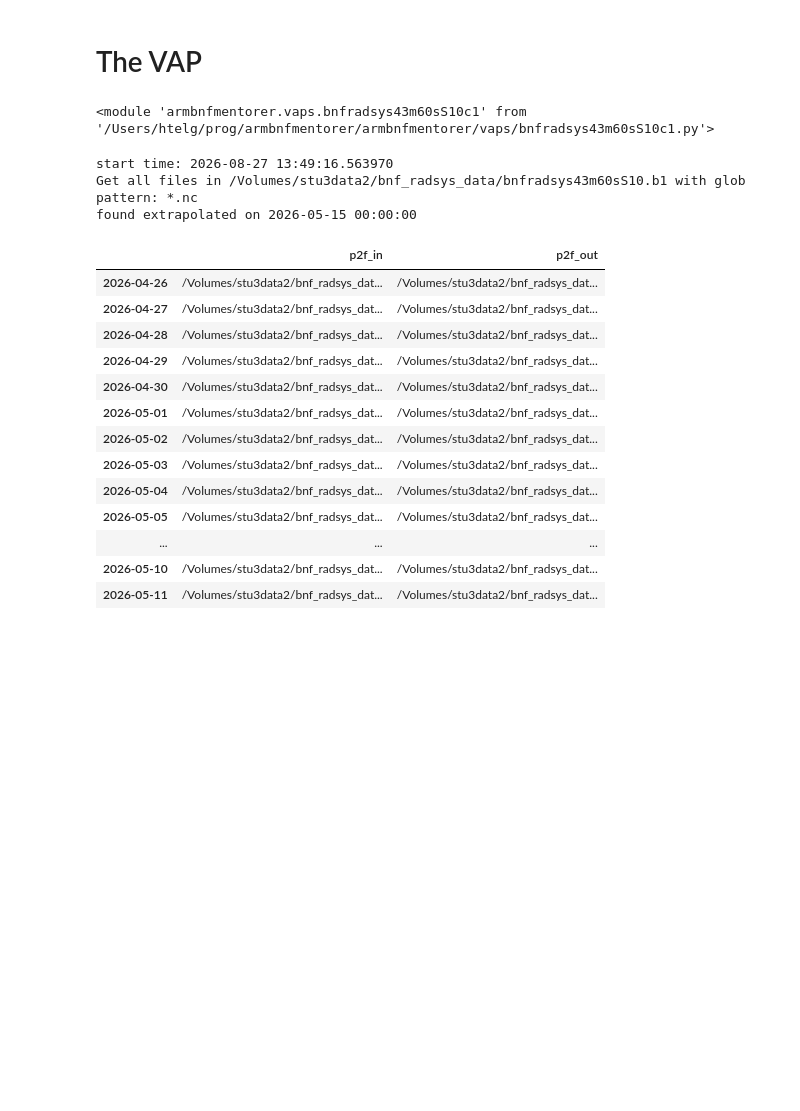
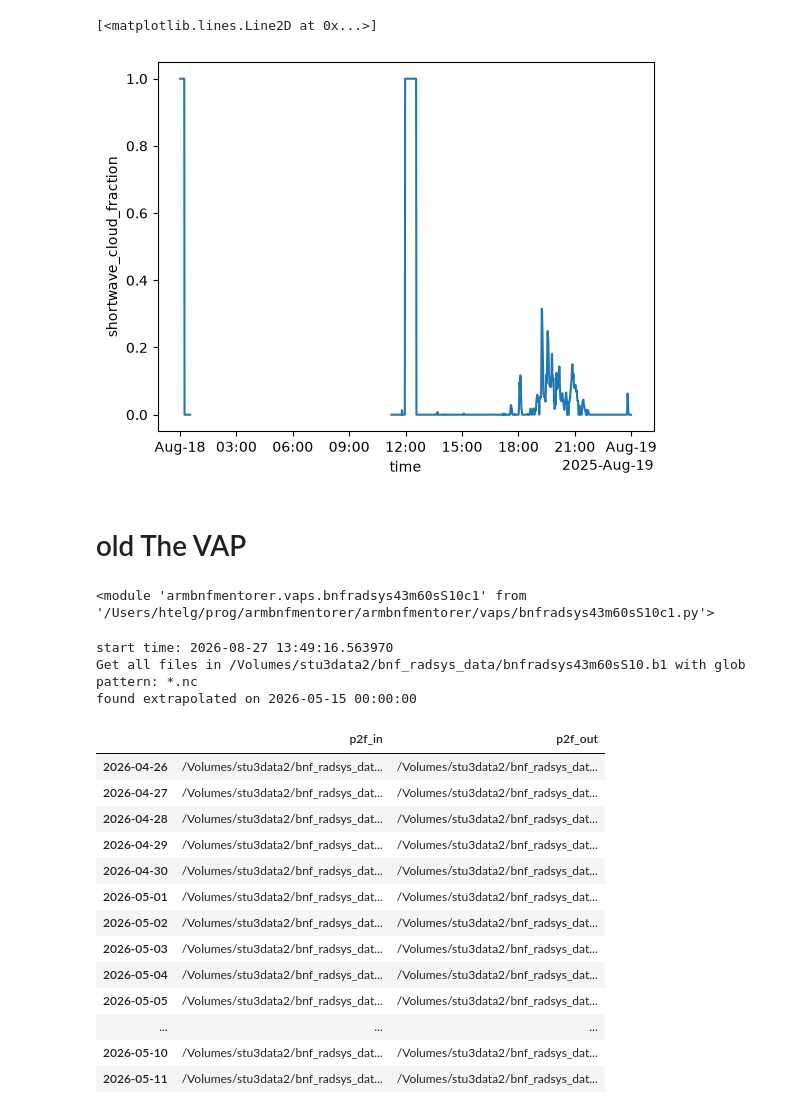
Before and after one commit to HagenTelg/armbnfmentorer, a Jupyter notebook: notebooks/vap_development.ipynb, the cells around one changed output. Saved outputs shown, nothing was run; the diff lists cells and outputs as text; code cells hidden in the pictures; blank space fills up the shorter version.

```diff
--- a/notebooks/vap_development.ipynb
+++ b/notebooks/vap_development.ipynb
@@ -0,0 +263,5 @@
+# %%
+tree.cloud.shortwave_cloud_fraction.plot()
+# %% [output]
+[<matplotlib.lines.Line2D at 0x...>]
+[figure, added]
@@ -1,2 +270,2 @@
 # %% [markdown]
-# The VAP
+# old The VAP
```
Also changed, not shown: parts of 16 cells of this notebook, 4 other files.
